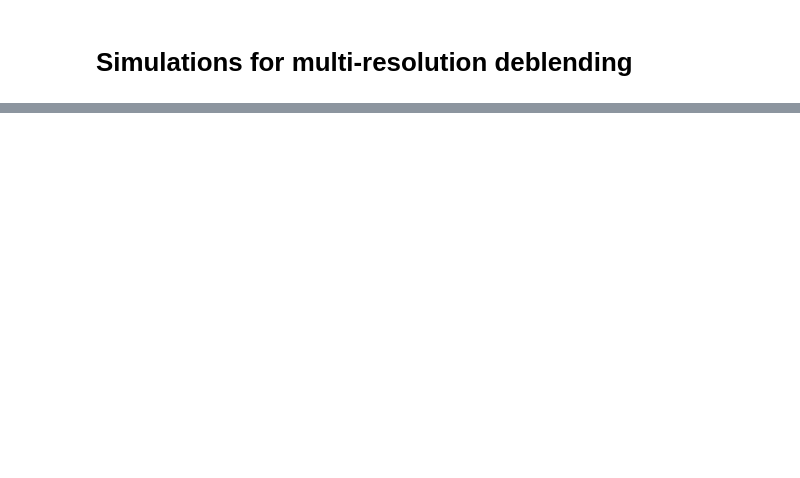
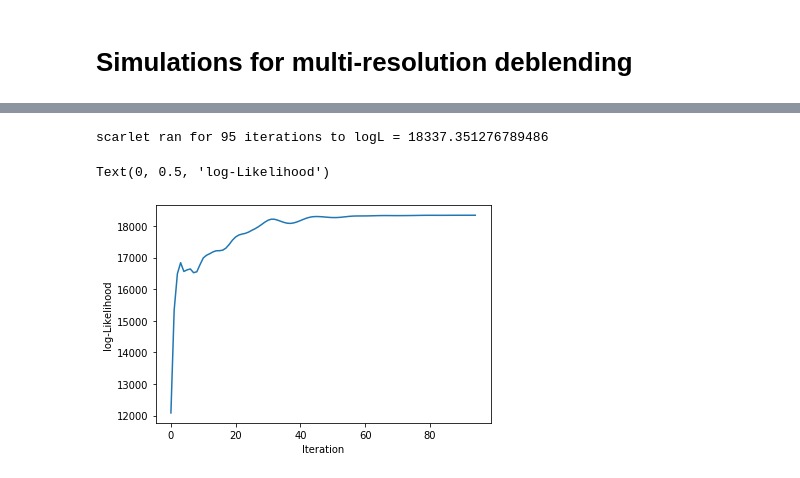
Before and after one commit to herjy/Multi_resolution_comparison, a Jupyter notebook: Simulated_mr_scenes.ipynb, the cells around one changed output, grey strips where cells are left out. Drawn from its saved outputs; the diff is of its cells as text; code cells hidden in the pictures; blank space fills up the shorter version.

```diff
--- a/Simulated_mr_scenes.ipynb
+++ b/Simulated_mr_scenes.ipynb
@@ -391,7 +422,11 @@ plt.ylabel('log-Likelihood')
 # %%
-blend_lr.fit(100, e_rel = 1.e-7)
+blend_lr.fit(300, e_rel = 1.e-7)
 print("scarlet ran for {0} iterations to logL = {1}".format(len(blend_lr.loss), -blend_lr.loss[-1]))
 plt.plot(-np.array(blend_lr.loss))
 plt.xlabel('Iteration')
 plt.ylabel('log-Likelihood')
+# %% [output]
+scarlet ran for 95 iterations to logL = 18337.351276789486
+Text(0, 0.5, 'log-Likelihood')
+[figure, added]
 # %%
```
Also changed, not shown: parts of 19 cells of this notebook, 3 other files.
